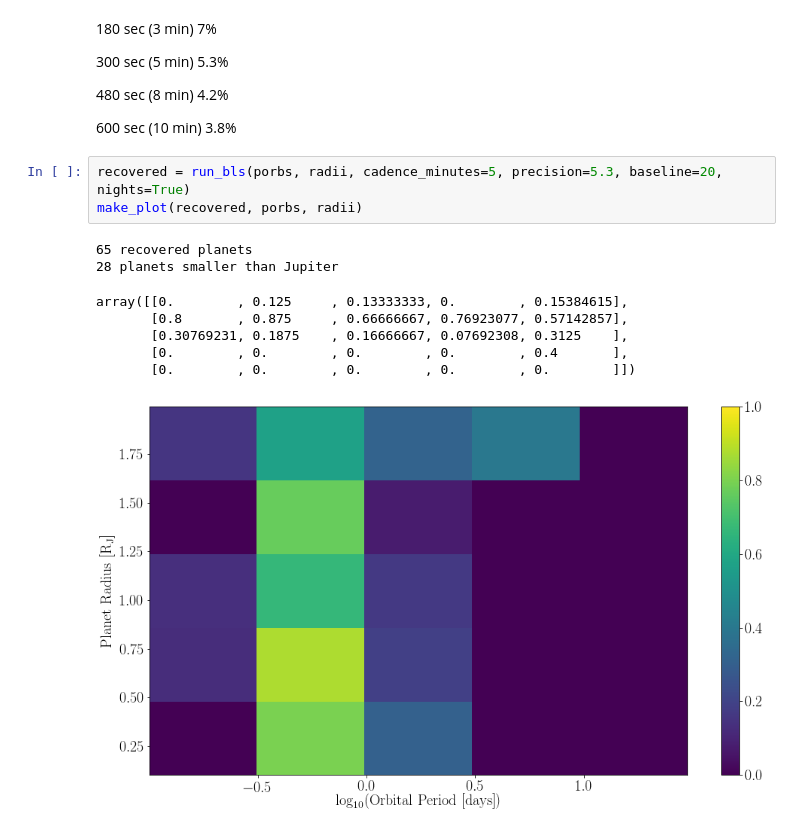
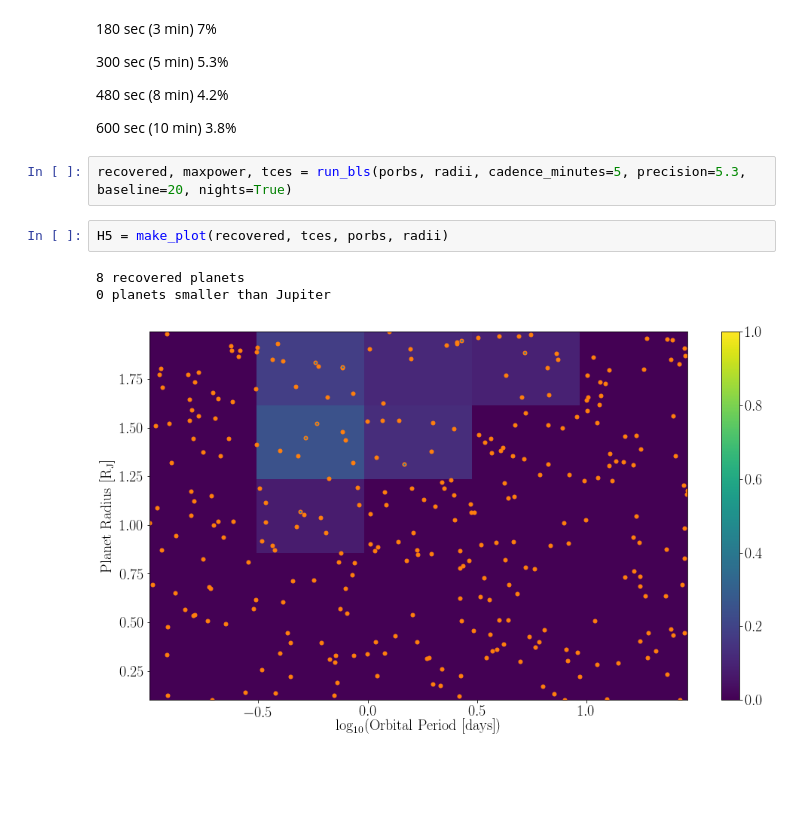
Before and after one commit to RuthAngus/extragalactic-exoplanets, a Jupyter notebook: Proof-of-concept.ipynb, the cells around one changed output. Drawn from its saved outputs; the diff is of its cells as text; blank space fills up the shorter version.

```diff
--- a/Proof-of-concept.ipynb
+++ b/Proof-of-concept.ipynb
@@ -422,15 +437,11 @@ H = make_plot(recovered, porbs, radii)
 
 600 sec (10 min) 3.8%
 # %%
-recovered = run_bls(porbs, radii, cadence_minutes=5, precision=5.3, baseline=20, nights=True)
-make_plot(recovered, porbs, radii)
+recovered, maxpower, tces = run_bls(porbs, radii, cadence_minutes=5, precision=5.3, baseline=20, nights=True)
-# %% [output]
-65 recovered planets
-28 planets smaller than Jupiter
-array([[0.        , 0.125     , 0.13333333, 0.        , 0.15384615],
-       [0.8       , 0.875     , 0.66666667, 0.76923077, 0.57142857],
-       [0.30769231, 0.1875    , 0.16666667, 0.07692308, 0.3125    ],
-       [0.        , 0.        , 0.        , 0.        , 0.4       ],
-       [0.        , 0.        , 0.        , 0.        , 0.        ]])
-[figure, removed]
+# %%
+H5 = make_plot(recovered, tces, porbs, radii)
+# %% [output]
+8 recovered planets
+0 planets smaller than Jupiter
+[figure, added]
 # %%
```
Also changed, not shown: parts of 11 cells of this notebook, 1 other file.
